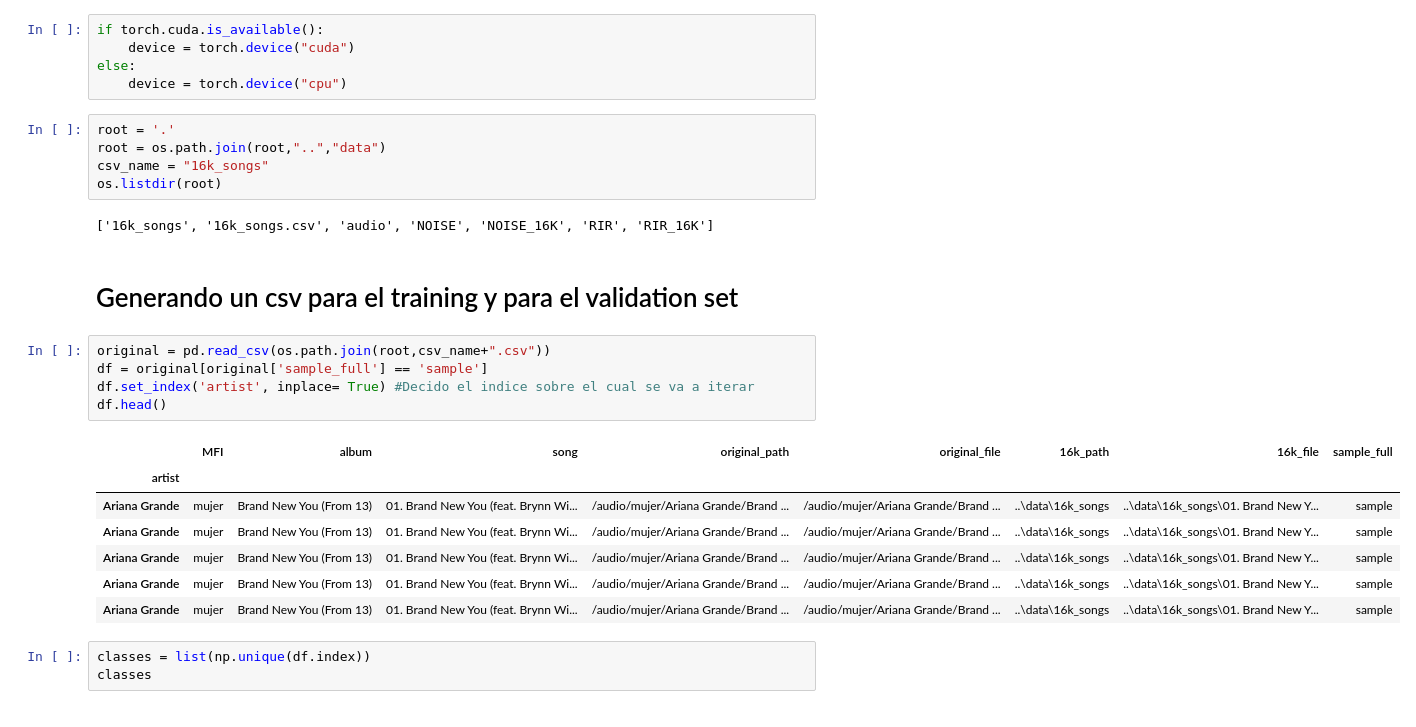
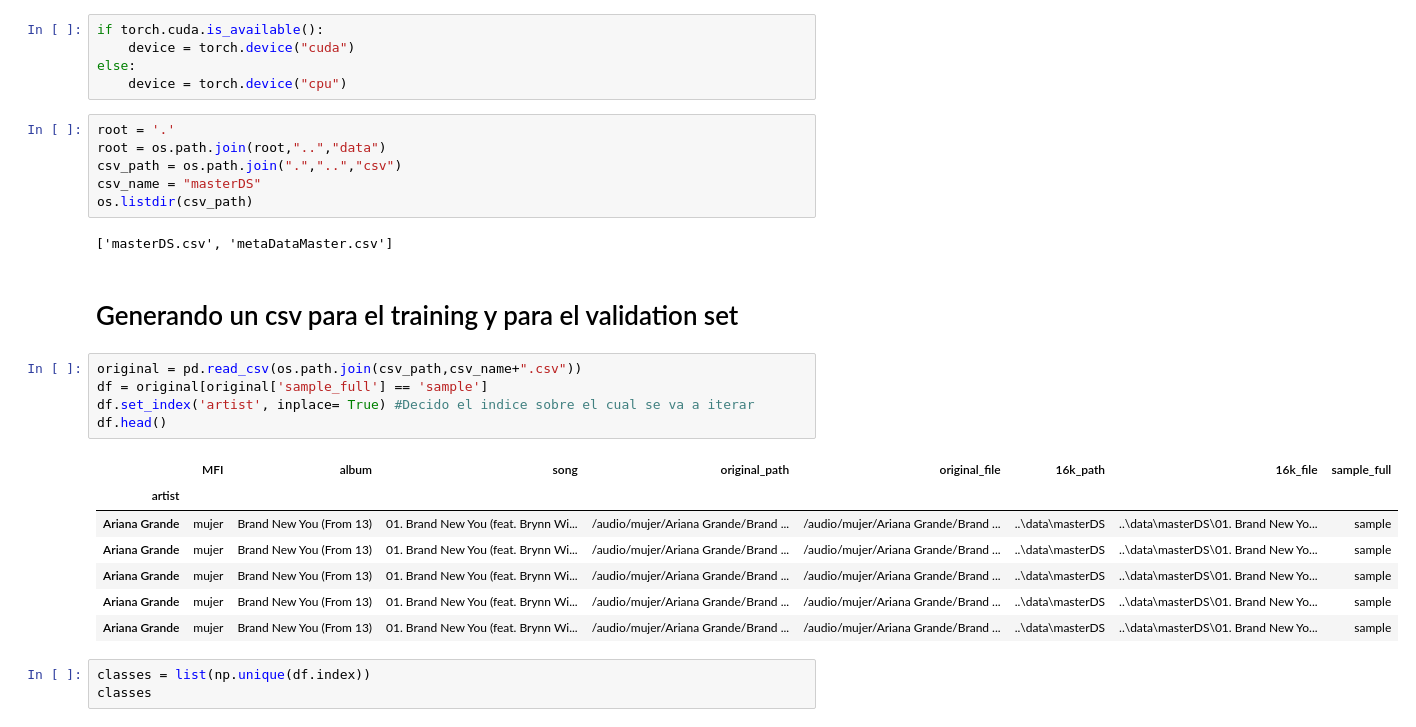
Before and after one commit to BrucellariaLeonardo/AI_singer_classifier, a Jupyter notebook: Notebooks/02_DataFramesGenerator.ipynb, the cells around one changed output. Drawn from its saved outputs; the diff is of its cells as text.

Commit message:
Genero masterDS

```diff
--- a/Notebooks/02_DataFramesGenerator.ipynb
+++ b/Notebooks/02_DataFramesGenerator.ipynb
@@ -15,25 +15,26 @@ else:
 # %%
 root = '.'
 root = os.path.join(root,"..","data")
-csv_name = "16k_songs"
-os.listdir(root)
+csv_path = os.path.join(".","..","csv")
+csv_name = "masterDS"
+os.listdir(csv_path)
 # %% [output]
-['16k_songs', '16k_songs.csv', 'audio', 'NOISE', 'NOISE_16K', 'RIR', 'RIR_16K']
+['masterDS.csv', 'metaDataMaster.csv']
 # %% [markdown]
 # Generando un csv para el training y para el validation set
 # %%
-original = pd.read_csv(os.path.join(root,csv_name+".csv"))
+original = pd.read_csv(os.path.join(csv_path,csv_name+".csv"))
 df = original[original['sample_full'] == 'sample']
 df.set_index('artist', inplace= True) #Decido el indice sobre el cual se va a iterar
 df.head()
 # %% [output]
 |  | MFI | album | song | original_path | original_file | 16k_path | 16k_file | sample_full |
 | artist |  |  |  |  |  |  |  |  |
-| Ariana Grande | mujer | Brand New You (From 13) | 01. Brand New You (feat. Brynn Wi... | /audio/mujer/Ariana Grande/Brand ... | /audio/mujer/Ariana Grande/Brand ... | ..\data\16k_songs | ..\data\16k_songs\01. Brand New Y... | sample |
-| Ariana Grande | mujer | Brand New You (From 13) | 01. Brand New You (feat. Brynn Wi... | /audio/mujer/Ariana Grande/Brand ... | /audio/mujer/Ariana Grande/Brand ... | ..\data\16k_songs | ..\data\16k_songs\01. Brand New Y... | sample |
-| Ariana Grande | mujer | Brand New You (From 13) | 01. Brand New You (feat. Brynn Wi... | /audio/mujer/Ariana Grande/Brand ... | /audio/mujer/Ariana Grande/Brand ... | ..\data\16k_songs | ..\data\16k_songs\01. Brand New Y... | sample |
-| Ariana Grande | mujer | Brand New You (From 13) | 01. Brand New You (feat. Brynn Wi... | /audio/mujer/Ariana Grande/Brand ... | /audio/mujer/Ariana Grande/Brand ... | ..\data\16k_songs | ..\data\16k_songs\01. Brand New Y... | sample |
-| Ariana Grande | mujer | Brand New You (From 13) | 01. Brand New You (feat. Brynn Wi... | /audio/mujer/Ariana Grande/Brand ... | /audio/mujer/Ariana Grande/Brand ... | ..\data\16k_songs | ..\data\16k_songs\01. Brand New Y... | sample |
+| Ariana Grande | mujer | Brand New You (From 13) | 01. Brand New You (feat. Brynn Wi... | /audio/mujer/Ariana Grande/Brand ... | /audio/mujer/Ariana Grande/Brand ... | ..\data\masterDS | ..\data\masterDS\01. Brand New Yo... | sample |
+| Ariana Grande | mujer | Brand New You (From 13) | 01. Brand New You (feat. Brynn Wi... | /audio/mujer/Ariana Grande/Brand ... | /audio/mujer/Ariana Grande/Brand ... | ..\data\masterDS | ..\data\masterDS\01. Brand New Yo... | sample |
+| Ariana Grande | mujer | Brand New You (From 13) | 01. Brand New You (feat. Brynn Wi... | /audio/mujer/Ariana Grande/Brand ... | /audio/mujer/Ariana Grande/Brand ... | ..\data\masterDS | ..\data\masterDS\01. Brand New Yo... | sample |
+| Ariana Grande | mujer | Brand New You (From 13) | 01. Brand New You (feat. Brynn Wi... | /audio/mujer/Ariana Grande/Brand ... | /audio/mujer/Ariana Grande/Brand ... | ..\data\masterDS | ..\data\masterDS\01. Brand New Yo... | sample |
+| Ariana Grande | mujer | Brand New You (From 13) | 01. Brand New You (feat. Brynn Wi... | /audio/mujer/Ariana Grande/Brand ... | /audio/mujer/Ariana Grande/Brand ... | ..\data\masterDS | ..\data\masterDS\01. Brand New Yo... | sample |
 # %%
 classes = list(np.unique(df.index))
 classes
```
Also changed, not shown: parts of 2 cells of this notebook, 10 other files.
